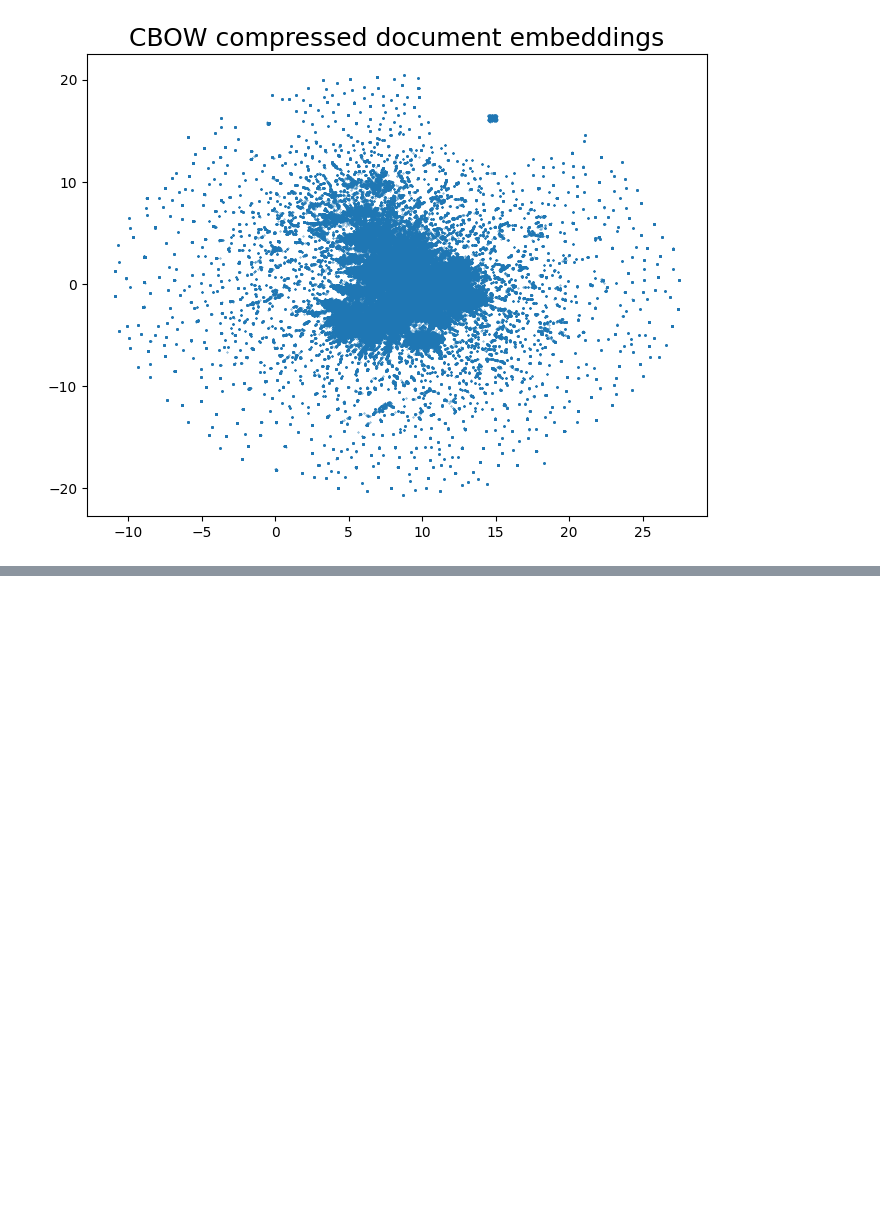
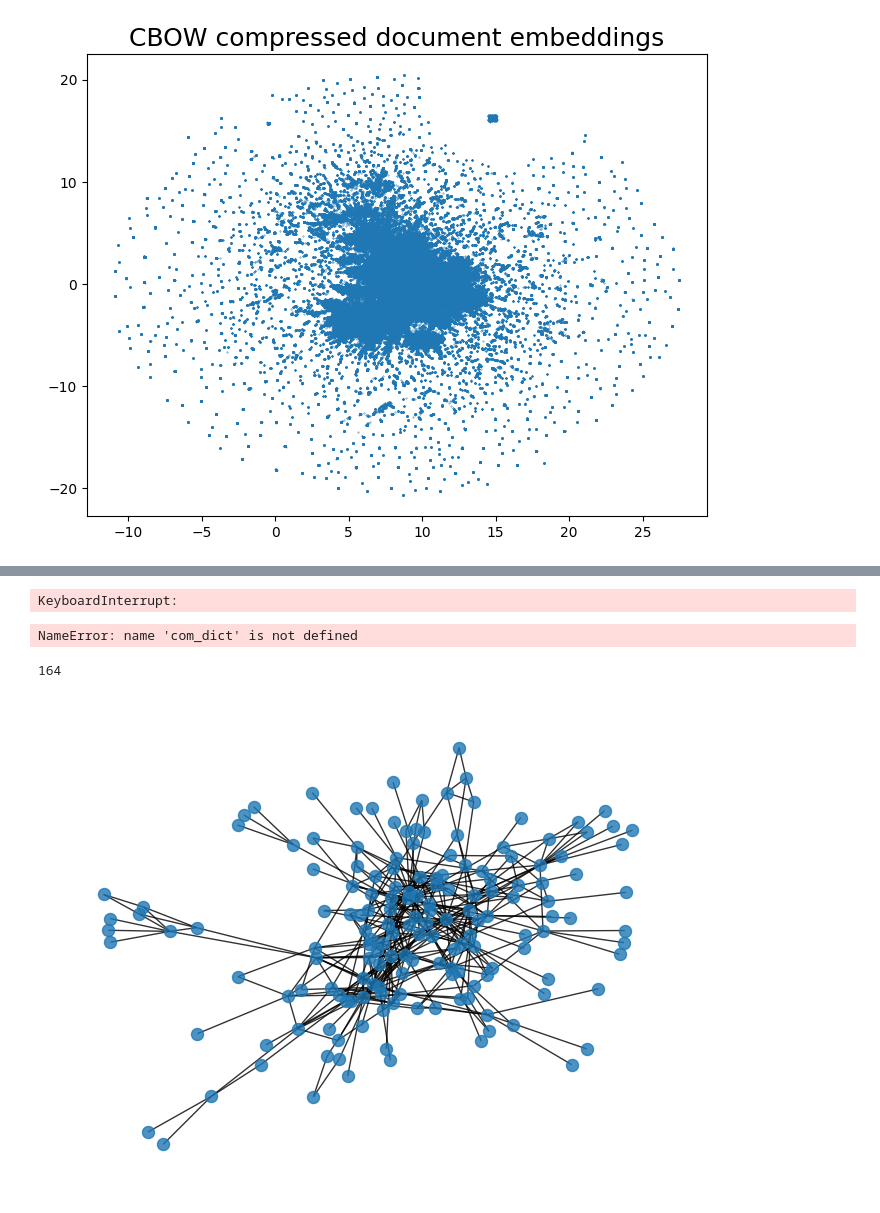
Before and after one commit to AVoss84/invoice_topics, a Jupyter notebook: src/notebooks/topic_modeling_fasttext.ipynb, the cells around one changed output, grey strips where cells are left out. Drawn from its saved outputs; the diff is of its cells as text; code cells hidden in the pictures; blank space fills up the shorter version.

```diff
--- a/src/notebooks/topic_modeling_fasttext.ipynb
+++ b/src/notebooks/topic_modeling_fasttext.ipynb
@@ -310,0 +392,10 @@ plt.show();
+# %%
+com_dict = {}
+for com in comms.values():
+  members = set()
+  for ns in comms.keys():
+    if comms[str(ns)] == com:
+      members.add(ns)
+      com_dict[str(com)] = members
+# %% [output]
+KeyboardInterrupt:
@@ -310,0 +404,14 @@ plt.show();
+# %%
+S = [G.subgraph(c).copy() for c in com_dict.values()]
+#S = [G.subgraph(c).copy() for c in nx.connected_components(G)]
+len(S)
+# %% [output]
+NameError: name 'com_dict' is not defined
+# %%
+sub_G = iter(S)     # iterate over subgraphs
+# %%
+sub_i = next(sub_G)
+
+print(len(sub_i.nodes()))
+# %% [output]
+164
@@ -310,0 +422,8 @@ plt.show();
+# %%
+#nx.draw_networkx(sub_i)
+
+pos = nx.spring_layout(sub_i)
+nx.draw(sub_i, pos, node_size = 75, alpha = 0.8)
+plt.show()
+# %% [output]
+[figure, added]
```
Also changed, not shown: parts of 35 cells of this notebook, 4 other files.
